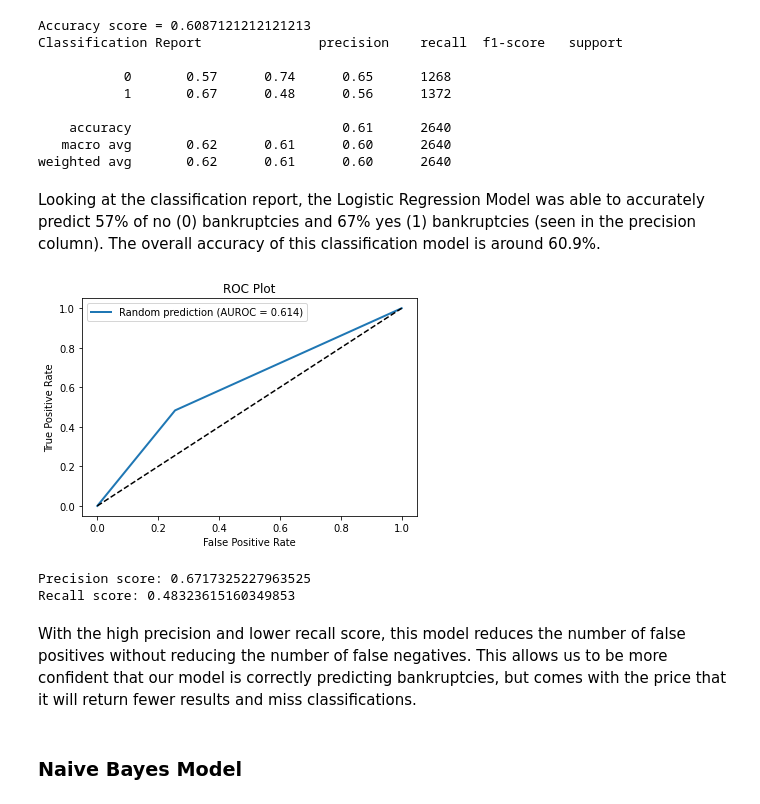
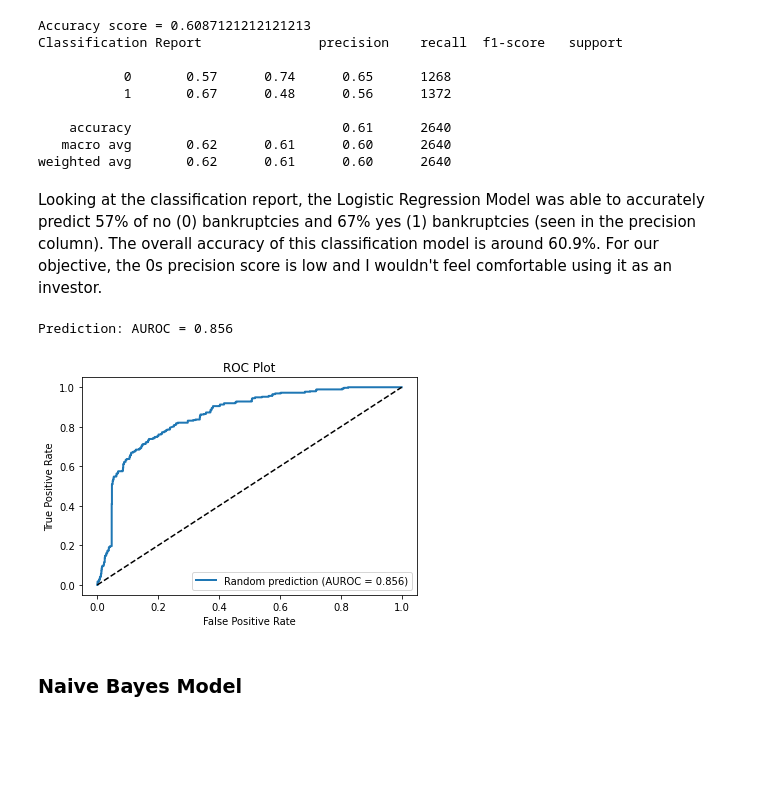
Before and after one commit to DrakeData/Bankruptcy_Prediction, a Jupyter notebook: bankruptcy_pred_main.ipynb, the cells around one changed output. Saved outputs shown, nothing was run; the diff lists cells and outputs as text; code cells hidden in the pictures; blank space fills up the shorter version.

```diff
--- a/bankruptcy_pred_main.ipynb
+++ b/bankruptcy_pred_main.ipynb
@@ -427,32 +404,30 @@ Classification Report               precision    recall  f1-score   support
    macro avg       0.62      0.61      0.60      2640
 weighted avg       0.62      0.61      0.60      2640
 # %% [markdown]
-Looking at the classification report, the Logistic Regression Model was able to accurately predict 57% of no (0) bankruptcies and 67% yes (1) bankruptcies (seen in the precision column). The overall accuracy of this classification model is around 60.9%.
+Looking at the classification report, the Logistic Regression Model was able to accurately predict 57% of no (0) bankruptcies and 67% yes (1) bankruptcies (seen in the precision column). The overall accuracy of this classification model is around 60.9%. For our objective, the 0s precision score is low and I wouldn't feel comfortable using it as an investor.
+# %%
+lr_probs = svc.predict_proba(x_test)
+lr_auc = roc_auc_score(y_test, lr_probs[:, 1])
+print('Prediction: AUROC = %.3f' % (lr_auc))
+# %% [output]
+Prediction: AUROC = 0.856
 # %%
-lr_fpr, lr_tpr, _ = roc_curve(y_test, lr_probs)
+lr_fpr, lr_tpr, _ = roc_curve(y_test, lr_probs[:, 1])
 
 plt.plot(lr_fpr, lr_tpr,  linewidth=2, label='Random prediction (AUROC = %0.3f)' % lr_auc)
 plt.plot([0,1], [0,1], 'k--')
 
 # Title
 plt.title('ROC Plot')
 # Axis labels
 plt.xlabel('False Positive Rate')
 plt.ylabel('True Positive Rate')
 # Show legend
 plt.legend() #
 # Show plot
 plt.show()
 # %% [output]
-[figure, old version]
+[figure, new version]
-# %%
-print(f'Precision score: {precision_score(y_test, lr_probs)}')
-print(f'Recall score: {recall_score(y_test, lr_probs)}')
-# %% [output]
-Precision score: 0.6717325227963525
-Recall score: 0.48323615160349853
-# %% [markdown]
-With the high precision and lower recall score, this model reduces the number of false positives without reducing the number of false negatives. This allows us to be more confident that our model is correctly predicting bankruptcies, but comes with the price that it will return fewer results and miss classifications.
 # %% [markdown]
 ### Naive Bayes Model
 # %%
```
Also changed, not shown: parts of 21 cells of this notebook.
